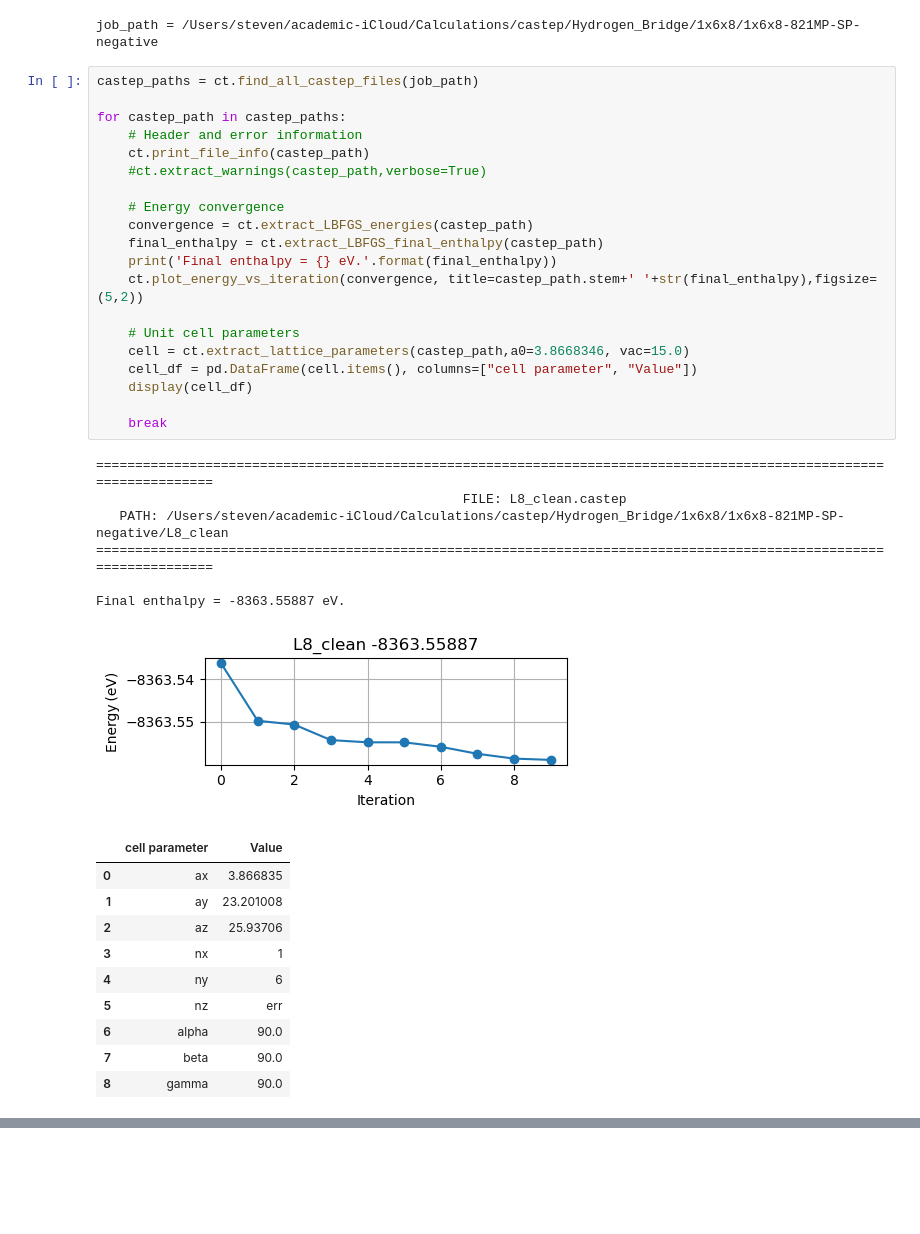
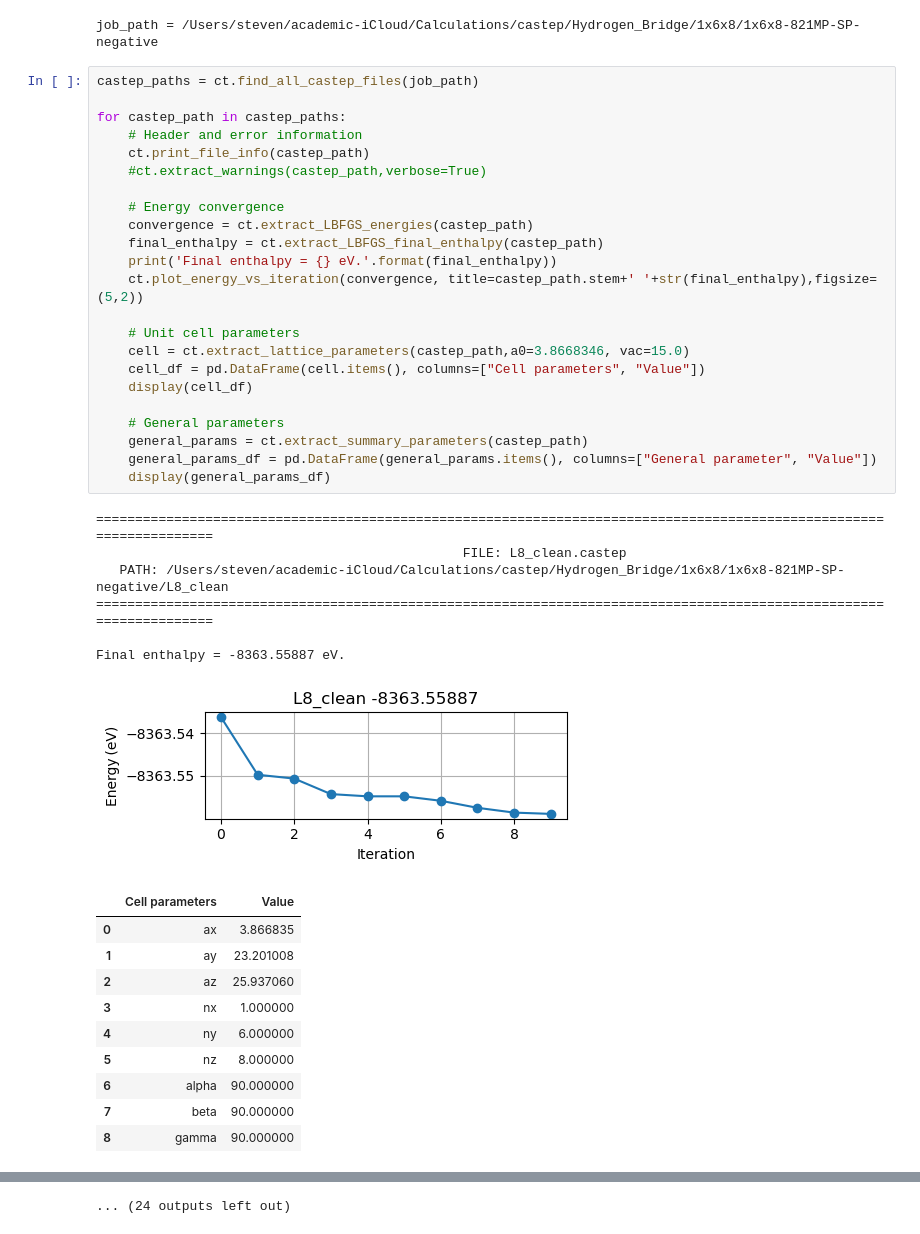
Before and after one commit to srschofield/SRSCALCUTILS, a Jupyter notebook: notebooks/castep_analysis.ipynb, the cells around one changed output, grey strips where cells are left out. Cells and saved outputs as stored; diff of their text form; blank space fills up the shorter version.

Commit message:
More functions to extract info from CASTEP output file

```diff
--- a/notebooks/castep_analysis.ipynb
+++ b/notebooks/castep_analysis.ipynb
@@ -80,38 +80,41 @@ job_path = /Users/steven/academic-iCloud/Calculations/castep/Hydrogen_Bridge/1x6
 # %%
 castep_paths = ct.find_all_castep_files(job_path)
 
 for castep_path in castep_paths:
     # Header and error information
     ct.print_file_info(castep_path)
     #ct.extract_warnings(castep_path,verbose=True)
 
     # Energy convergence
     convergence = ct.extract_LBFGS_energies(castep_path)
     final_enthalpy = ct.extract_LBFGS_final_enthalpy(castep_path)
     print('Final enthalpy = {} eV.'.format(final_enthalpy))
     ct.plot_energy_vs_iteration(convergence, title=castep_path.stem+' '+str(final_enthalpy),figsize=(5,2))
 
     # Unit cell parameters
     cell = ct.extract_lattice_parameters(castep_path,a0=3.8668346, vac=15.0)
-    cell_df = pd.DataFrame(cell.items(), columns=["cell parameter", "Value"])
+    cell_df = pd.DataFrame(cell.items(), columns=["Cell parameters", "Value"])
     display(cell_df)
 
-    break
+    # General parameters
+    general_params = ct.extract_summary_parameters(castep_path)
+    general_params_df = pd.DataFrame(general_params.items(), columns=["General parameter", "Value"])
+    display(general_params_df)
 # %% [output]
 ====================================================================================================================
                                                FILE: L8_clean.castep
    PATH: /Users/steven/academic-iCloud/Calculations/castep/Hydrogen_Bridge/1x6x8/1x6x8-821MP-SP-negative/L8_clean
 ====================================================================================================================
 
 Final enthalpy = -8363.55887 eV.
 [figure]
-|  | cell parameter | Value |
+|  | Cell parameters | Value |
 | 0 | ax | 3.866835 |
 | 1 | ay | 23.201008 |
-| 2 | az | 25.93706 |
-| 3 | nx | 1 |
-| 4 | ny | 6 |
-| 5 | nz | err |
-| 6 | alpha | 90.0 |
-| 7 | beta | 90.0 |
-| 8 | gamma | 90.0 |
+| 2 | az | 25.937060 |
+| 3 | nx | 1.000000 |
+| 4 | ny | 6.000000 |
+| 5 | nz | 8.000000 |
+| 6 | alpha | 90.000000 |
+| 7 | beta | 90.000000 |
+| 8 | gamma | 90.000000 |
@@ -117,0 +206 @@ Final enthalpy = -8363.55887 eV.
+... (24 outputs left out)
```
Also changed, not shown: parts of 5 cells of this notebook, 1 other file.
